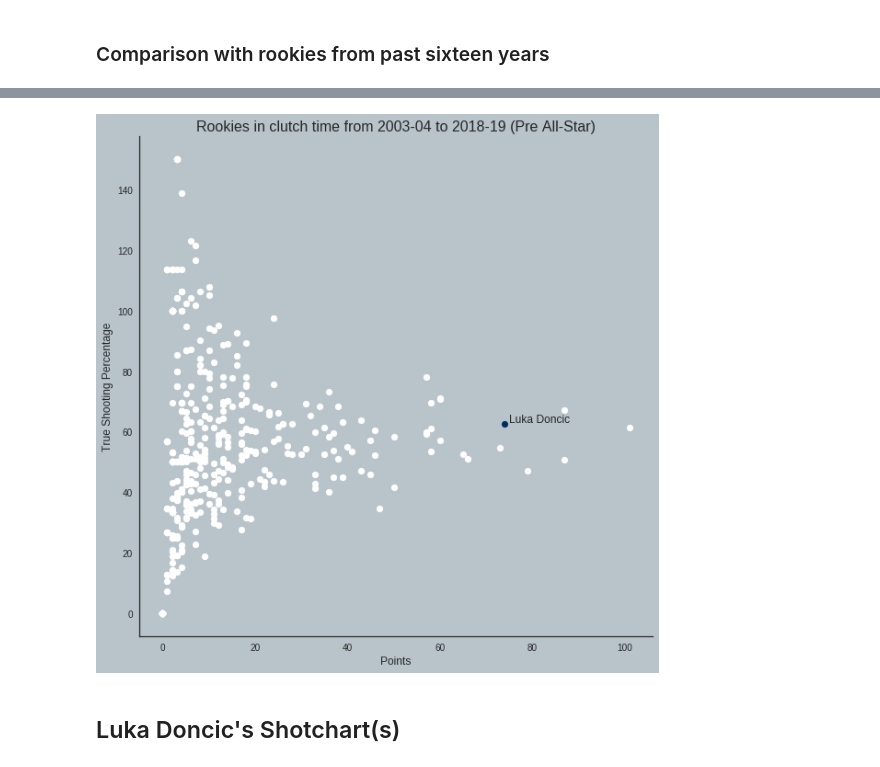
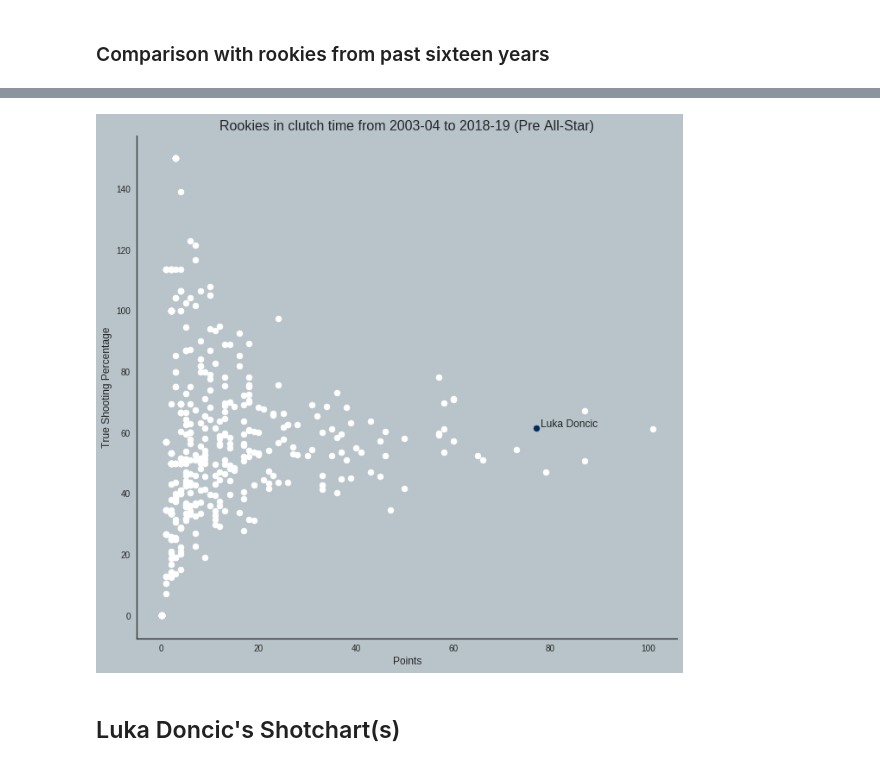
Before and after one commit to danchyy/Basketball_Analytics, a Jupyter notebook: Scripts/2018_19_season/doncic_analysis/doncic_analysis.ipynb, the cells around one changed output, grey strips where cells are left out. Saved outputs shown, nothing was run; the diff lists cells and outputs as text; code cells hidden in the pictures.

```diff
--- a/Scripts/2018_19_season/doncic_analysis/doncic_analysis.ipynb
+++ b/Scripts/2018_19_season/doncic_analysis/doncic_analysis.ipynb
@@ -155,7 +158,7 @@ def get_data_frame_clutch(season: str = "2018-19", rookies_only: bool = False, p
 
     return sorted_clutch
 # %%
-def plot_scatter_clutch(data, title, per_game_and_filter=False):
+def plot_scatter_clutch(data, title, per_game_and_filter=False, image_name=None):
     plt.style.use('seaborn-white')
     fig, ax = plt.subplots(figsize=(10, 10))
     fig.set_facecolor(silver)
@@ -188,6 +191,9 @@ def plot_scatter_clutch(data, title, per_game_and_filter=False):
     ax.set_ylabel('True Shooting Percentage', size=12)
     ax.set_xlabel('Points per Game' if per_game_and_filter else 'Points' , size=12)
     _ = ax.set_title(title, size=16)
+
+    if image_name:
+        fig.savefig(image_name, bbox_inches='tight')
 # %% [markdown]
 ### Prototyping
 # %%
@@ -249,6 +256,7 @@ seasons = [str(season) + "-" + str(season+1)[-2:] for season in seasons_ints]
 data_frame = None
 for season in seasons:
     rookies_df = get_data_frame_clutch(season=season, rookies_only=True, pre_all_star=True)
+    time.sleep(1)
     if data_frame is not None:
         data_frame = data_frame.append(rookies_df, ignore_index=True)
     else:
@@ -266,11 +275,12 @@ plot_scatter_clutch(
 # %%
 plot_scatter_clutch(
     data=data_frame,
     title='Rookies in clutch time from 2003-04 to 2018-19 (Pre All-Star)',
-    per_game_and_filter=False
+    per_game_and_filter=False,
+    image_name='images/rookies_clutch_total.jpg'
 )
 # %% [output]
-[figure, old version]
+[figure, new version]
 # %% [markdown]
 ## Luka Doncic's Shotchart(s)
 # %% [markdown]
```
Also changed, not shown: parts of 32 cells of this notebook, 12 other files.
